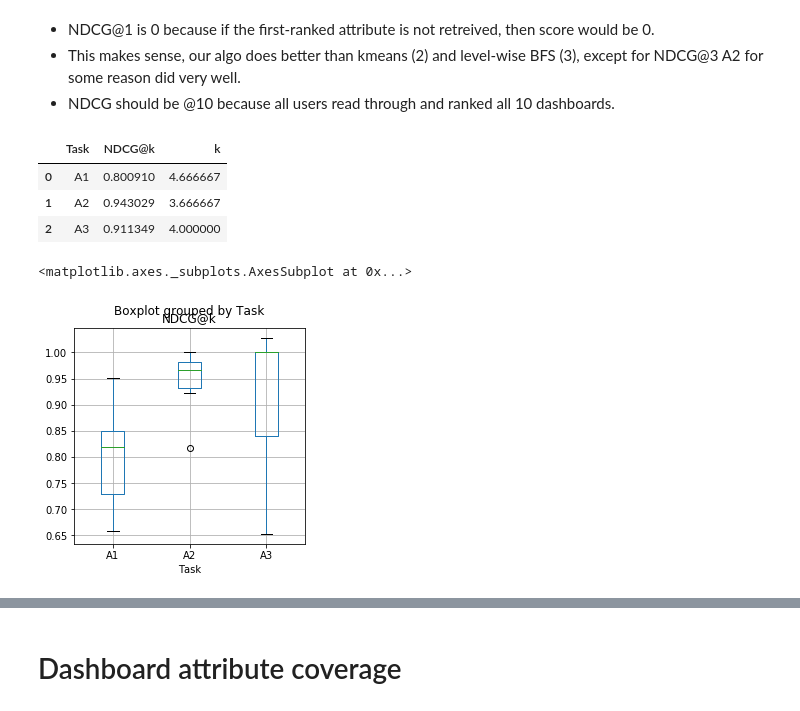
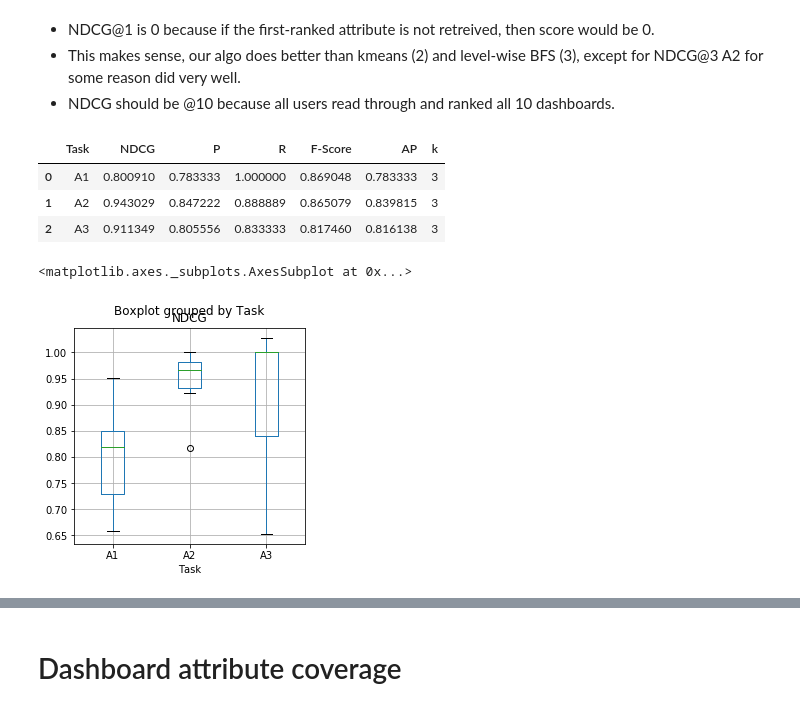
Before and after one commit to dorisjlee/viz-summarization, a Jupyter notebook: ipynb/RankingTask.ipynb, the cells around one changed output, grey strips where cells are left out. Drawn from its saved outputs; the diff is of its cells as text; code cells hidden in the pictures.

```diff
--- a/ipynb/RankingTask.ipynb
+++ b/ipynb/RankingTask.ipynb
@@ -30,6 +42,12 @@ def ndcg(ground_truth_r,r, k,debug=False):
 # %%
 example_ratings = [3,2,3,0,1,2]
+ground_truth_ratings = [1,2,3,4,5,6]
 ideal_ordering = [3,3,3,2,2,2,1,0]
 assert np.isclose(dcg(example_ratings,6),6.861,1e-2) #check DCG calculation (Based on Wikipedia example)
 assert np.isclose(ndcg(ideal_ordering,[3,2,3,0,1,2],6),0.785,1e-2) #check NDCG calculation (Based on Wikipedia example)
 assert np.isclose(ndcg([3,1,2],[3, 1, 2],3),1) #sanity check
+# %%
+p,r,f,ap = PRF_at_k(ground_truth_ratings,example_ratings,1)
+assert (p,r,f==[0,0,0])
+p,r,f,ap = PRF_at_k(ground_truth_ratings,example_ratings,len(example_ratings))
+assert (p,r,f==[1,1,1])
@@ -94,7 +121,7 @@ print (T.tabulate(ndcg_result,headers=['Dataset','system','Cluster','BFS'],table
 # %%
 # user_ranking_filename = "Ranking(Police).csv"
 # gt_ranking_filename = "ct_police_ground_truth_correlation.csv"
-def compute_ndcg_rankings_exclude_unranked(user_ranking_filename,gt_ranking_filename):
+def compute_exclude_unranked(user_ranking_filename,gt_ranking_filename,k):
     user_rank = pd.read_csv(gdrive_path+user_ranking_filename)
     ground_truth_rank = pd.read_csv(gt_ranking_filename,index_col=0)
 
@@ -119,32 +146,27 @@ def compute_ndcg_rankings_exclude_unranked(user_ranking_filename,gt_ranking_file
         new_ranking = list(np.delete(ranking, unrated_idxs))
         new_CramerV = np.delete(np.array(ground_truth_rank["cramerV"]),unrated_idxs)
         assert len(new_ranking) == len(new_CramerV)
-        k = len(new_ranking)
         ground_truth_cramerV_rank = list(pd.Series(new_CramerV).rank(ascending=False))
         #Computing ndcg ranking
-        ndcg_d = []
-        ndcg_d.append(task)
-        ndcg_val=ndcg(ground_truth_cramerV_rank,new_ranking,k)
+#         k=4
+        ndcg_k = len(new_ranking)
+        ndcg_val=ndcg(ground_truth_cramerV_rank,new_ranking,ndcg_k)
+        p,r,f,ap=PRF_at_k(ground_truth_cramerV_rank,new_ranking,k)
         #print (ground_truth_cramerV_rank,new_ranking,ndcg_val)
-        ndcg_d.append(ndcg_val)
-        ndcg_d.append(k)
-        ndcg_data.append(ndcg_d)
-    #    print ndcg_data
-    NDCG_lst = ["NDCG@k"]
-    ndcg_result = pd.DataFrame(ndcg_data,columns=["Task","NDCG@k","k"])
+        ndcg_data.append([task,ndcg_val,p,r,f,ap,k])
+    ndcg_result = pd.DataFrame(ndcg_data,columns=["Task","NDCG","P","R","F-Score","AP","k"])
     return ndcg_result
 # %%
-ndcg_result = compute_ndcg_rankings_exclude_unranked("Ranking(Police).csv","ct_police_ground_truth_correlation.csv")
-
+ndcg_result = compute_exclude_unranked("Ranking(Police).csv","ct_police_ground_truth_correlation.csv",3)
 ndcg_result.groupby("Task",as_index=False).mean()
 # %% [output]
-|  | Task | NDCG@k | k |
-| 0 | A1 | 0.800910 | 4.666667 |
-| 1 | A2 | 0.943029 | 3.666667 |
-| 2 | A3 | 0.911349 | 4.000000 |
+|  | Task | NDCG | P | R | F-Score | AP | k |
+| 0 | A1 | 0.800910 | 0.783333 | 1.000000 | 0.869048 | 0.783333 | 3 |
+| 1 | A2 | 0.943029 | 0.847222 | 0.888889 | 0.865079 | 0.839815 | 3 |
+| 2 | A3 | 0.911349 | 0.805556 | 0.833333 | 0.817460 | 0.816138 | 3 |
 # %%
-ndcg_result.boxplot("NDCG@k",by="Task")
+ndcg_result.boxplot("NDCG",by="Task")
 # %% [output]
 <matplotlib.axes._subplots.AxesSubplot at 0x...>
-[figure, old version]
+[figure, new version]
 # %%
```
Also changed, not shown: parts of 6 cells of this notebook, 3 other files.
